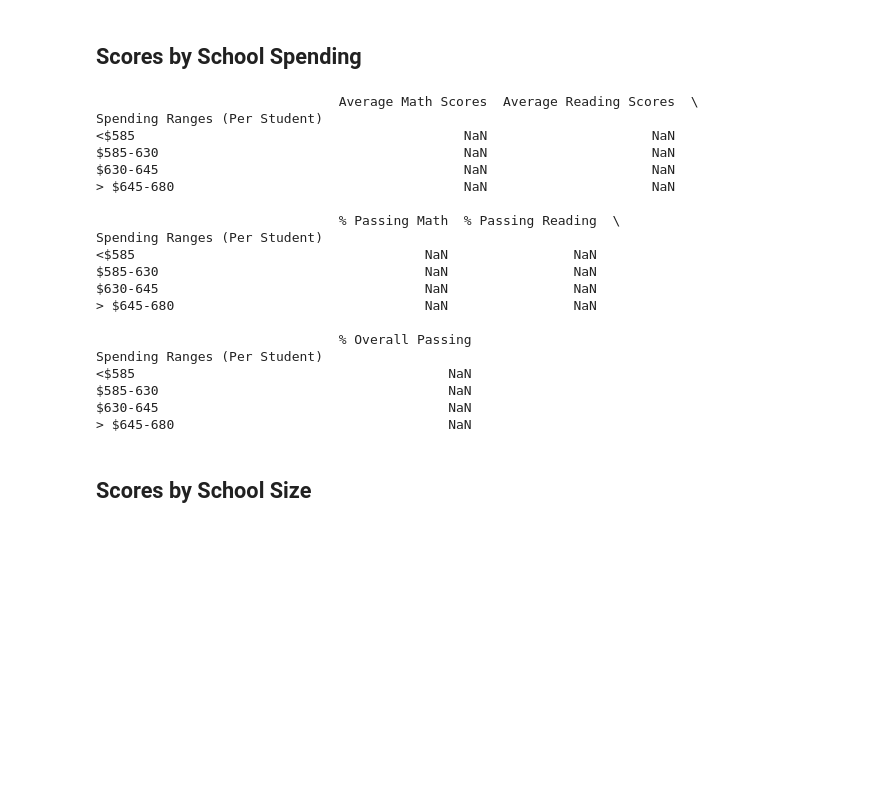
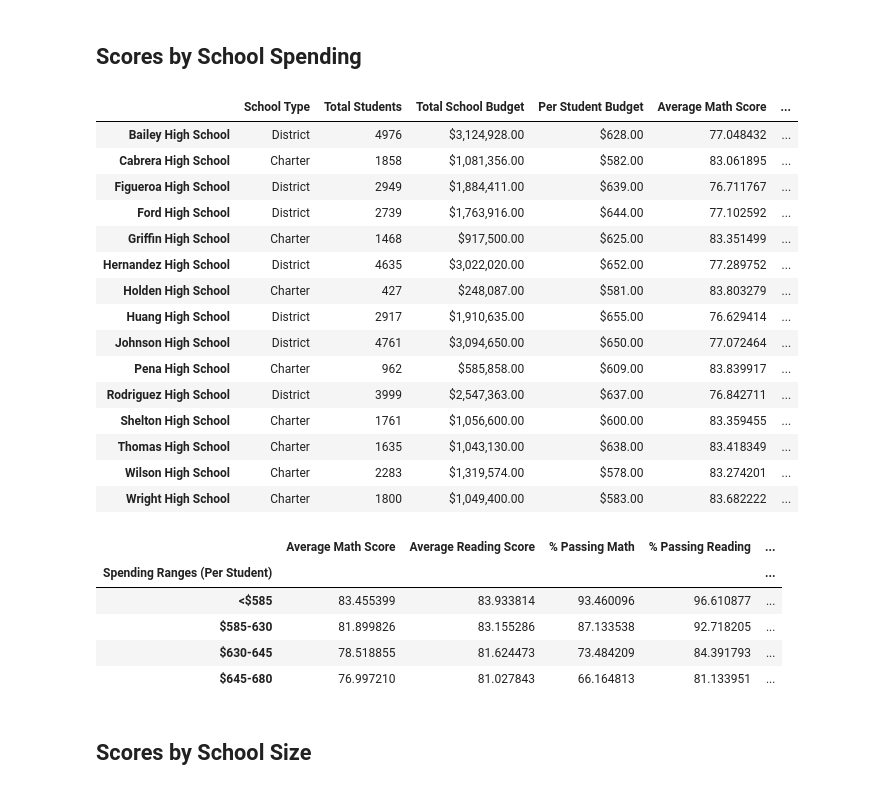
Before and after one commit to brittnibresee/school_district_analysis, a Jupyter notebook: PyCitySchools.ipynb, the cells around one changed output. Cells and saved outputs as stored; diff of their text form; code cells hidden in the pictures; blank space fills up the shorter version.

```diff
--- a/PyCitySchools.ipynb
+++ b/PyCitySchools.ipynb
@@ -350,7 +322,29 @@ reading_scores_by_grade
 # %%
 # Create the bins in which Data will be held
 spending_bins = [0, 585, 630, 645, 680]
-spending_labels = ['<$585', "$585-630", "$630-645", "> $645-680"]
+# Create a copy of the school summary since it has the "Per Student Budget"
+spending_school_df = per_school_summary.copy()
+labels = ["<$585", "$585-630", "$630-645", "$645-680"]
 # %%
 # Create a copy of the school summary since it has the "Per Student Budget"
-spending_school_data_df = per_school_summary.copy()
+#spending_school_df = school_data_co.copy()
+# Categorize spending based on the bins
+spending_school_df["Spending Ranges (Per Student)"] = pd.cut(per_school_capita, spending_bins, labels = labels)
+spending_school_df
+# %% [output]
+|  | School Type | Total Students | Total School Budget | Per Student Budget | Average Math Score | ... |
+| Bailey High School | District | 4976 | $3,124,928.00 | $628.00 | 77.048432 | ... |
+| Cabrera High School | Charter | 1858 | $1,081,356.00 | $582.00 | 83.061895 | ... |
+| Figueroa High School | District | 2949 | $1,884,411.00 | $639.00 | 76.711767 | ... |
+| Ford High School | District | 2739 | $1,763,916.00 | $644.00 | 77.102592 | ... |
+| Griffin High School | Charter | 1468 | $917,500.00 | $625.00 | 83.351499 | ... |
+| Hernandez High School | District | 4635 | $3,022,020.00 | $652.00 | 77.289752 | ... |
+| Holden High School | Charter | 427 | $248,087.00 | $581.00 | 83.803279 | ... |
+| Huang High School | District | 2917 | $1,910,635.00 | $655.00 | 76.629414 | ... |
+| Johnson High School | District | 4761 | $3,094,650.00 | $650.00 | 77.072464 | ... |
+| Pena High School | Charter | 962 | $585,858.00 | $609.00 | 83.839917 | ... |
+| Rodriguez High School | District | 3999 | $2,547,363.00 | $637.00 | 76.842711 | ... |
+| Shelton High School | Charter | 1761 | $1,056,600.00 | $600.00 | 83.359455 | ... |
+| Thomas High School | Charter | 1635 | $1,043,130.00 | $638.00 | 83.418349 | ... |
+| Wilson High School | Charter | 2283 | $1,319,574.00 | $578.00 | 83.274201 | ... |
+| Wright High School | Charter | 1800 | $1,049,400.00 | $583.00 | 83.682222 | ... |
@@ -367,35 +369,25 @@ overall_passing_spending = school_spending_df.groupby(["Spending Ranges (Per Stu
 # %%
+# Create the DataFrame
+scores_by_school_spending = pd.DataFrame({
+    "Average Math Score": spending_math_scores,
+    "Average Reading Score": spending_reading_scores,
+    "% Passing Math": spending_passing_math,
+    "% Passing Reading": spending_passing_reading,
+    "% Overall Passing": overall_passing_spending})
+
+# Display the DataFrame
+scores_by_school_spending
+
 # Assemble into DataFrame
-spending_summary = pd.DataFrame({
-                                "Average Math Scores": spending_math_scores,
-                                "Average Reading Scores": spending_reading_scores,
-                                "% Passing Math": spending_passing_math,
-                                "% Passing Reading": spending_passing_reading,
-                                "% Overall Passing": overall_passing_spending
-                              })
 #Display results
-print(spending_summary)
+#print(spending_summary)
 # %% [output]
-                               Average Math Scores  Average Reading Scores  \
-Spending Ranges (Per Student)
-<$585                                          NaN                     NaN
-$585-630                                       NaN                     NaN
-$630-645                                       NaN                     NaN
-> $645-680                                     NaN                     NaN
-
-                               % Passing Math  % Passing Reading  \
-Spending Ranges (Per Student)
-<$585                                     NaN                NaN
-$585-630                                  NaN                NaN
-$630-645                                  NaN                NaN
-> $645-680                                NaN                NaN
-
-                               % Overall Passing
-Spending Ranges (Per Student)
-<$585                                        NaN
-$585-630                                     NaN
-$630-645                                     NaN
-> $645-680                                   NaN
+|  | Average Math Score | Average Reading Score | % Passing Math | % Passing Reading | ... |
+| Spending Ranges (Per Student) |  |  |  |  | ... |
+| <$585 | 83.455399 | 83.933814 | 93.460096 | 96.610877 | ... |
+| $585-630 | 81.899826 | 83.155286 | 87.133538 | 92.718205 | ... |
+| $630-645 | 78.518855 | 81.624473 | 73.484209 | 84.391793 | ... |
+| $645-680 | 76.997210 | 81.027843 | 66.164813 | 81.133951 | ... |
 # %% [markdown]
 ## Scores by School Size
 # %%
```
Also changed, not shown: parts of 35 cells of this notebook.
